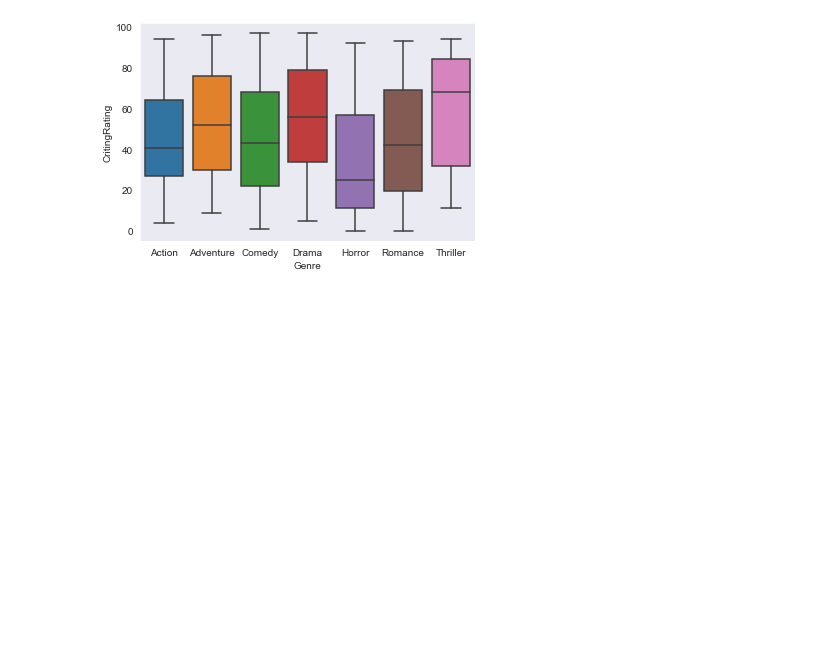
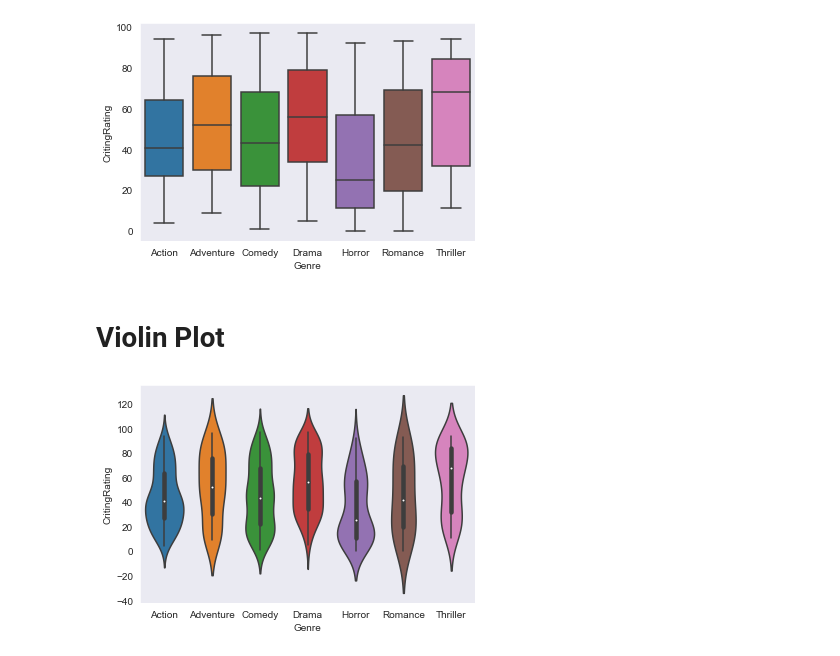
Before and after one commit to 07vikash/Movie-Rating-analysis, a Jupyter notebook: Movie-rating-analysis.ipynb, the cells around one changed output. Cells and saved outputs as stored; diff of their text form; code cells hidden in the pictures; blank space fills up the shorter version.

Commit message:
Violin Plot

```diff
--- a/Movie-rating-analysis.ipynb
+++ b/Movie-rating-analysis.ipynb
@@ -397,3 +399,9 @@ array([<AxesSubplot:xlabel='BudgetMillions', ylabel='AudienceRating'>,
 w1 = sns.boxplot(data=movieData, x='Genre', y='CritingRating')
 # %% [output]
 [figure]
+# %% [markdown]
+#  Violin Plot
+# %%
+kt2 = sns.violinplot(data=movieData, x='Genre', y='CritingRating')
+# %% [output]
+[figure, added]
```
Also changed, not shown: parts of 1 cell of this notebook.
